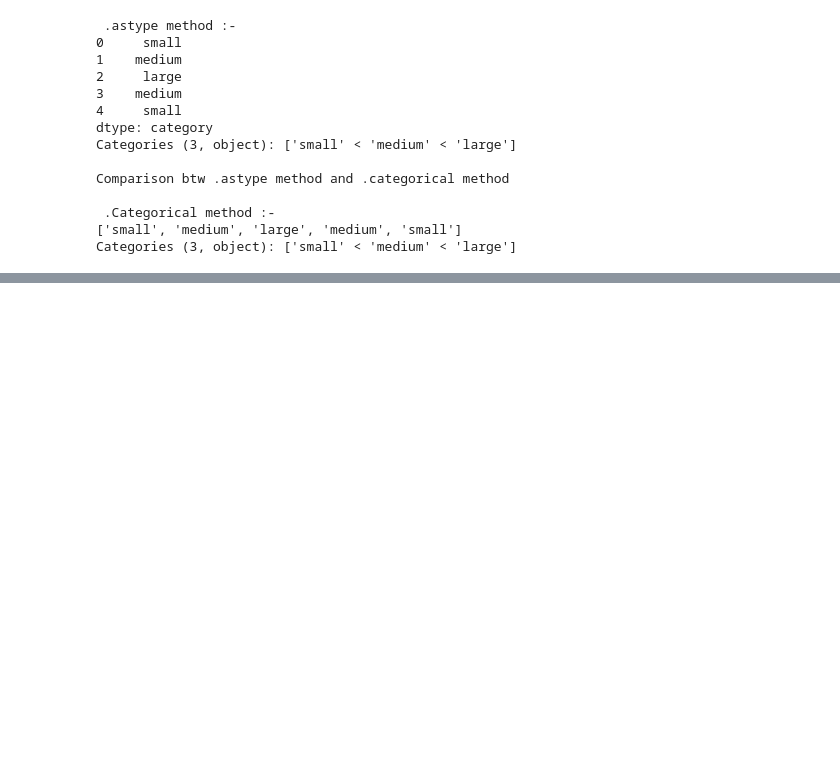
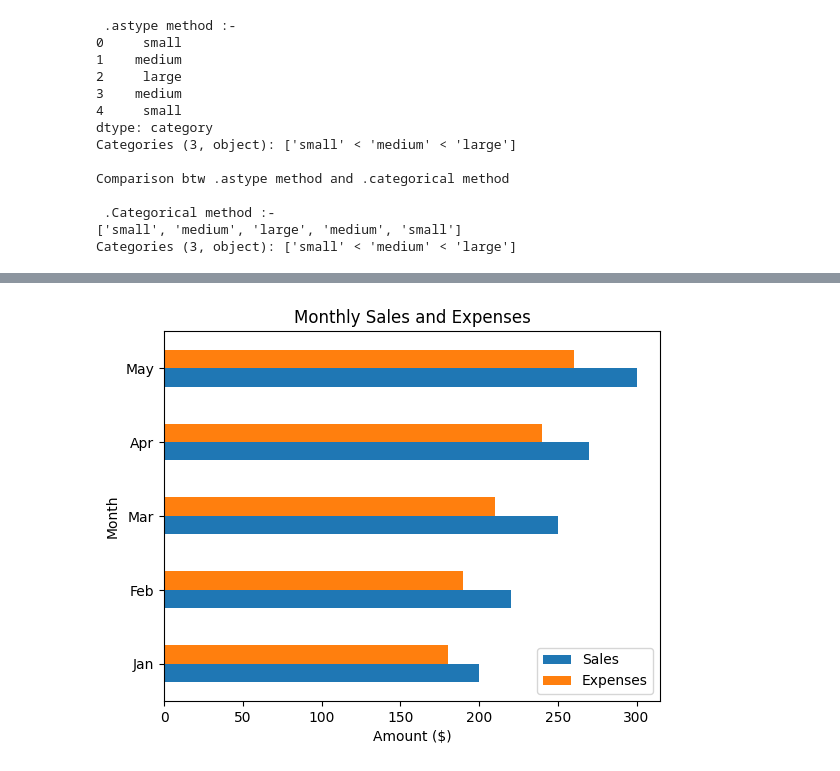
Before and after one commit to dev-2903/Learning-Pandas, a Jupyter notebook: Pandas.ipynb, the cells around one changed output, grey strips where cells are left out. Cells and saved outputs as stored; diff of their text form; code cells hidden in the pictures; blank space fills up the shorter version.

```diff
--- a/Pandas.ipynb
+++ b/Pandas.ipynb
@@ -860,0 +921,7 @@ foo   one     4  10
+# %%
+df9.plot(kind='barh')
+plt.title("Monthly Sales and Expenses")
+plt.xlabel("Amount ($)")
+plt.show()
+# %% [output]
+[figure, added]
```
Also changed, not shown: parts of 24 cells of this notebook.
